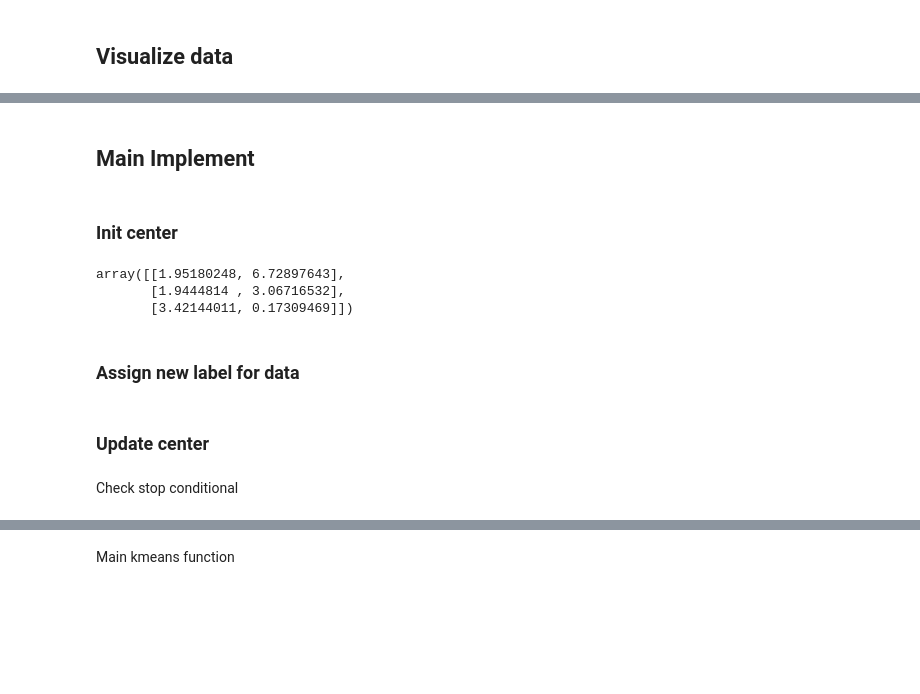
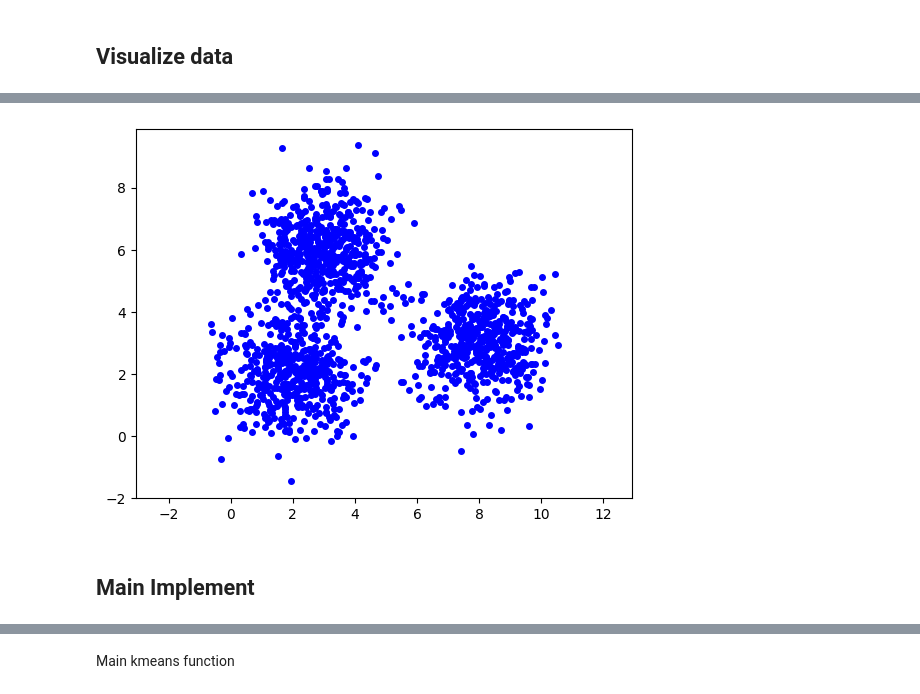
Before and after one commit to nhan2892005/MachineLearning, a Jupyter notebook: KMeanClustering.ipynb, the cells around one changed output, grey strips where cells are left out. Saved outputs shown, nothing was run; the diff lists cells and outputs as text; code cells hidden in the pictures; blank space fills up the shorter version.

```diff
--- a/KMeanClustering.ipynb
+++ b/KMeanClustering.ipynb
@@ -55,0 +55,9 @@ kmeans_display(X, original_label)
+# %%
+# Visualize X
+plt.plot(X[:, 0], X[:, 1], 'bo', markersize = 4)
+
+plt.axis('equal')
+
+plt.show()
+# %% [output]
+[figure, added]
@@ -56,15 +66,7 @@ kmeans_display(X, original_label)
 # %% [markdown]
 ## Main Implement
-# %% [markdown]
-### Init center
 # %%
-def kmeans_init_centers(X, k):
-    return X[np.random.choice(X.shape[0], k, replace=False)]
-
-kmeans_init_centers(X, K)
+# Init center
+from numpy import random
+def init_center(data, k):
+    return data[random.choice(data.shape[0], k, replace=False)]
-# %% [output]
-array([[1.95180248, 6.72897643],
-       [1.9444814 , 3.06716532],
-       [3.42144011, 0.17309469]])
-# %% [markdown]
-### Assign new label for data
@@ -77,2 +72,0 @@ def kmeans_assign_labels(X, centers):
-# %% [markdown]
-### Update center
@@ -87,4 +84,2 @@ def kmeans_update_centers(X, labels, K):
     return centers
-# %% [markdown]
-Check stop conditional
 # %%
```
Also changed, not shown: parts of 13 cells of this notebook, 35 other files.
